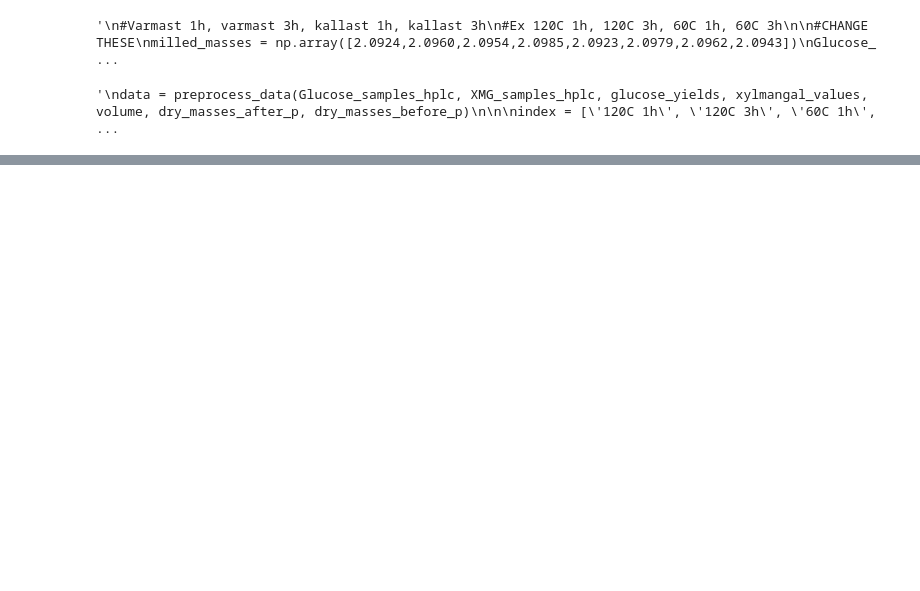
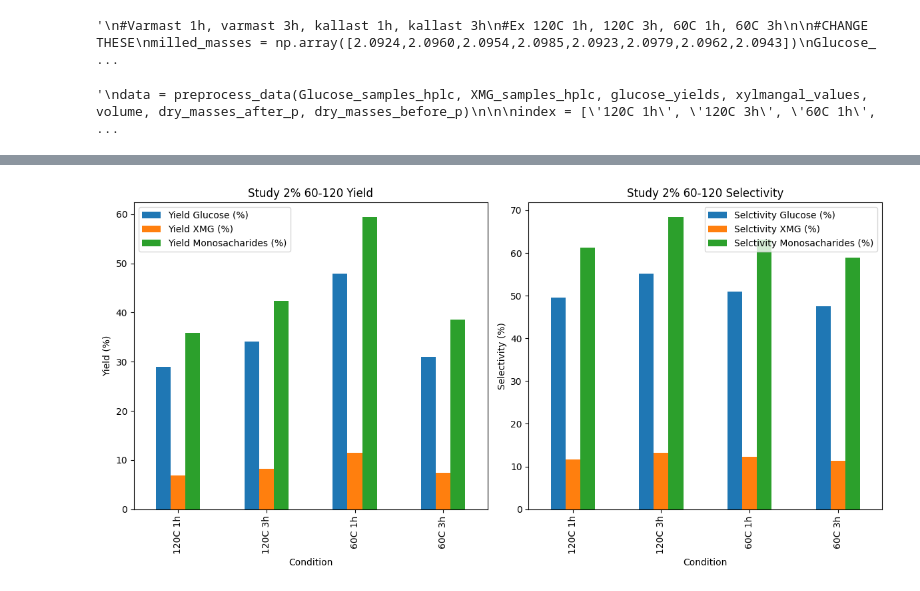
Before and after one commit to OlofssonFredrik/Pretreatment, a Jupyter notebook: calculations.ipynb, the cells around one changed output, grey strips where cells are left out. Cells and saved outputs as stored; diff of their text form; code cells hidden in the pictures; blank space fills up the shorter version.

```diff
--- a/calculations.ipynb
+++ b/calculations.ipynb
@@ -357,0 +386,100 @@ Data for study: 2% 80-100:
+# %%
+import pandas as pd
+
+# Study 1: 2% 60-120
+# Study: 2% 60-120
+data1 = {
+    'Dry W Milled(g)': [1.99, 2.00, 2.00, 2.00],
+    'Dry W after Pretreatment(g)': [1.17, 1.24, 1.88, 1.30],
+    'Glucose(g)': [0.58, 0.68, 0.95, 0.62],
+    'XMG(g)': [0.13, 0.16, 0.23, 0.14],
+    'Monosacharides(g)': [0.71, 0.84, 1.18, 0.77],
+    'Yield Glucose (%)': [29.0, 34.1, 47.9, 31.0],
+    'Yield XMG (%)': [6.90, 8.21, 11.5, 7.45],
+    'Yield Monosacharides (%)': [35.9, 42.4, 59.4, 38.5],
+    'Selctivity Glucose (%)': [49.5, 55.1, 51.0, 47.5],
+    'Selctivity XMG (%)': [11.7, 13.2, 12.2, 11.4],
+    'Selctivity Monosacharides (%)': [61.2, 68.4, 63.2, 58.9]
+}
+
+# Study: 12% 60-120
+data2 = {
+    'Dry W Milled(g)': [1.99, 2.00, 2.00, 2.00],
+    'Dry W after Pretreatment(g)': [0.79, 0.70, 0.96, 1.07],
+    'Glucose(g)': [0.76, 0.70, 0.62, 0.69],
+    'XMG(g)': [-0.0, -0.0, 0.07, 0.05],
+    'Monosacharides(g)': [0.75, 0.69, 0.69, 0.75],
+    'Yield Glucose (%)': [38.0, 35.0, 31.0, 34.9],
+    'Yield XMG (%)': [-0.3, -0.2, 3.73, 2.91],
+    'Yield Monosacharides (%)': [37.7, 34.7, 34.7, 37.8],
+    'Selctivity Glucose (%)': [95.1, 99.5, 64.1, 64.9],
+    'Selctivity XMG (%)': [-0.8, -0.8, 7.71, 5.41],
+    'Selctivity Monosacharides (%)': [94.3, 98.7, 71.8, 70.3]
+}
+
+# Study: 12% 80-100
+data3 = {
+    'Dry W Milled(g)': [1.91, 1.91, 1.86, 1.90],
+    'Dry W after Pretreatment(g)': [0.95, 0.90, 1.15, 0.91],
+    'Glucose(g)': [0.98, 0.87, -0.0, 0.86],
+    'XMG(g)': [0.02, -0.0, -0.0, -0.0],
+    'Monosacharides(g)': [1.01, 0.86, -0.0, 0.85],
+    'Yield Glucose (%)': [51.4, 45.5, -0.2, 45.1],
+    'Yield XMG (%)': [1.56, -0.3, -0.5, -0.3],
+    'Yield Monosacharides (%)': [53.0, 45.1, -0.7, 44.7],
+    'Selctivity Glucose (%)': [102., 96.5, -0.3, 94.6],
+    'Selctivity XMG (%)': [3.13, -0.8, -0.8, -0.8],
+    'Selctivity Monosacharides (%)': [106., 95.7, -1.2, 93.8]
+}
+
+# Study: 2% 80-100
+data4 = {
+    'Dry W Milled(g)': [1.91, 1.91, 1.90, 1.90],
+    'Dry W after Pretreatment(g)': [1.28, 1.36, 1.47, 1.35],
+    'Glucose(g)': [0.80, 0.82, 0.99, 0.98],
+    'XMG(g)': [0.07, 0.20, 0.20, 0.19],
+    'Monosacharides(g)': [0.87, 1.03, 1.20, 1.18],
+    'Yield Glucose (%)': [42.3, 43.2, 52.1, 51.6],
+    'Yield XMG (%)': [3.66, 10.9, 10.8, 10.4],
+    'Yield Monosacharides (%)': [45.9, 54.2, 63.0, 62.0],
+    'Selctivity Glucose (%)': [62.9, 60.7, 67.3, 72.5],
+    'Selctivity XMG (%)': [5.45, 15.3, 14.0, 14.6],
+    'Selctivity Monosacharides (%)': [68.3, 76.1, 81.3, 87.2]
+}
+
+df1 = pd.DataFrame(data1, index=['120C 1h', '120C 3h', '60C 1h', '60C 3h'])
+df2 = pd.DataFrame(data2, index=['120C 1h', '120C 3h', '60C 1h', '60C 3h'])
+df3 = pd.DataFrame(data3, index=['100C 1h', '100C 3h', '80C 1h', '80C 3h'])
+df4 = pd.DataFrame(data4, index=['100C 1h', '100C 3h', '80C 1h', '80C 3h'])
+
+
+# Similarly for the other studies...
+import matplotlib.pyplot as plt
+
+dataframes = [df1, df2, df3, df4]  # replace with your actual dataframes
+study_names = ['2% 60-120', '12% 60-120', '12% 80-100', '2% 80-100']  # replace with your actual study names
+
+for i, df in enumerate(dataframes):
+    yield_cols = ['Yield Glucose (%)', 'Yield XMG (%)', 'Yield Monosacharides (%)']
+    selectivity_cols = ['Selctivity Glucose (%)', 'Selctivity XMG (%)', 'Selctivity Monosacharides (%)']
+
+    plt.figure(figsize=(12, 6))
+
+    # Subplot for Yield
+    plt.subplot(121)
+    df[yield_cols].plot(kind='bar', ax=plt.gca())
+    plt.title(f'Study {study_names[i]} Yield')
+    plt.xlabel('Condition')
+    plt.ylabel('Yield (%)')
+
+    # Subplot for Selectivity
+    plt.subplot(122)
+    df[selectivity_cols].plot(kind='bar', ax=plt.gca())
+    plt.title(f'Study {study_names[i]} Selectivity')
+    plt.xlabel('Condition')
+    plt.ylabel('Selectivity (%)')
+
+    plt.tight_layout()
+    plt.show()
+# %% [output]
+[figure, added]
```
Also changed, not shown: parts of 6 cells of this notebook.
